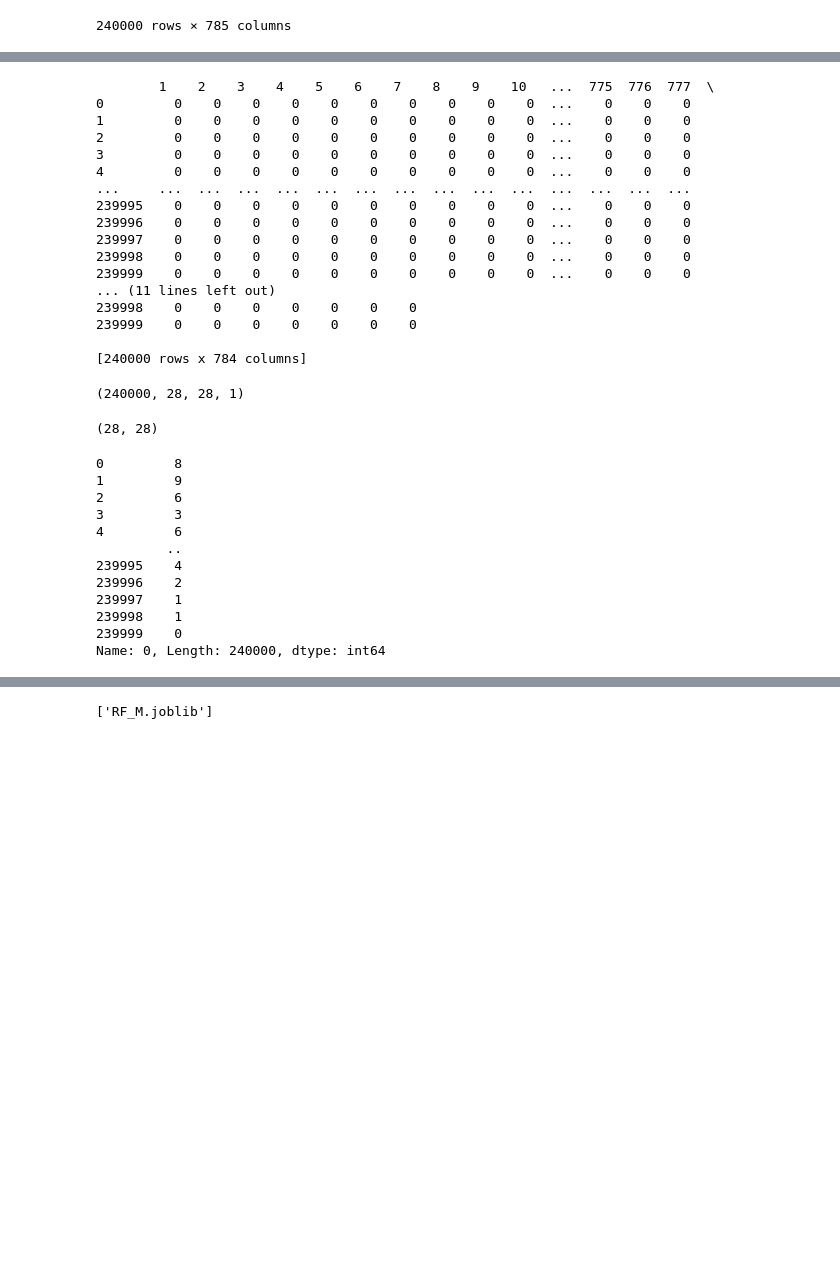
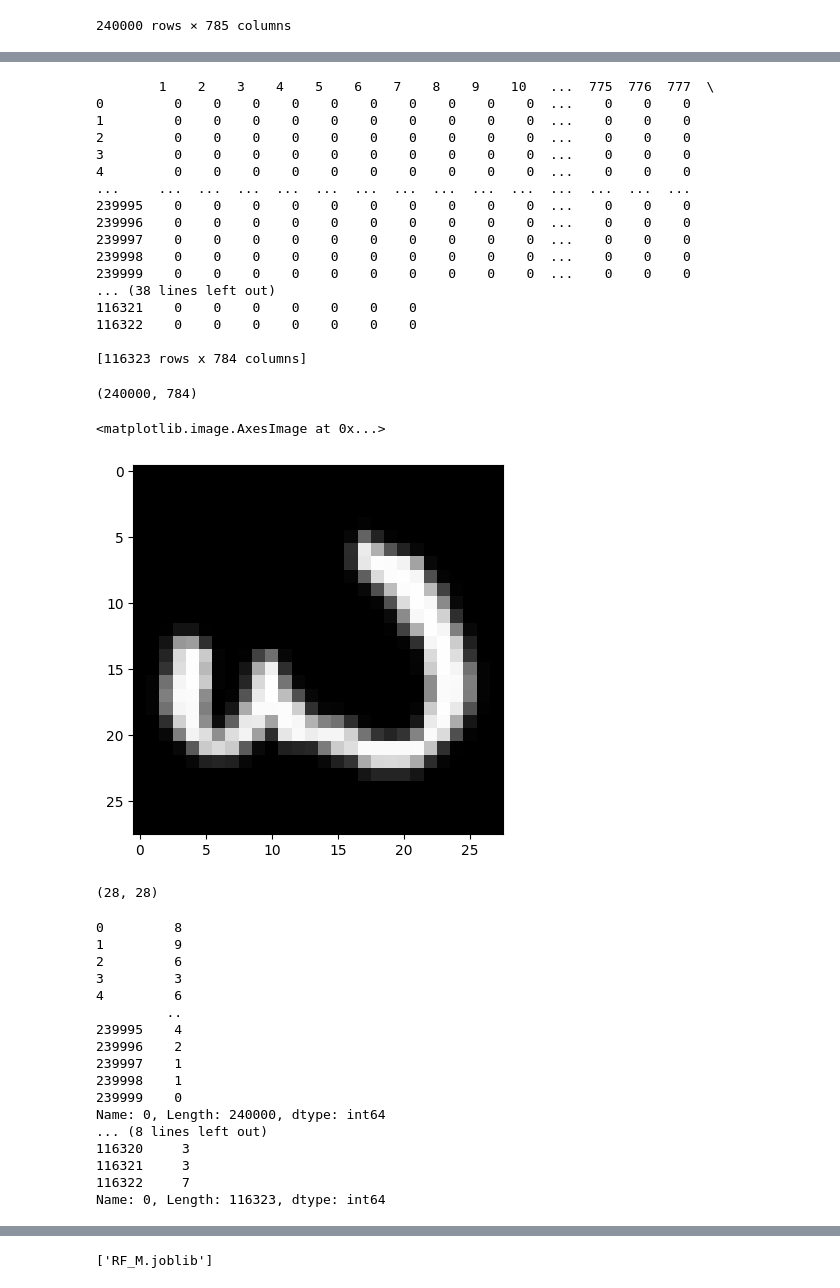
Before and after one commit to Rezas84/Random-forest, a Jupyter notebook: MNIST_random_forest.ipynb, the cells around one changed output, grey strips where cells are left out. Drawn from its saved outputs; the diff is of its cells as text; code cells hidden in the pictures; blank space fills up the shorter version.

```diff
--- a/MNIST_random_forest.ipynb
+++ b/MNIST_random_forest.ipynb
@@ -22,7 +22,7 @@ from sklearn.metrics import mean_squared_error
 # %% [markdown]
 # <font color='blue'> Classification EMNIST dataset </font>
 # %%
-tr=pd.read_csv("D:\\A.document\\A.opencv\\A.Python\\datasets\\MNIST\\emnist-digits-train.csv",header=None)
+tr=pd.read_csv("C:\\Users\\saraf\\OneDrive\\Dokumenter\\ML project\\final\\emnist-digits-train.csv",header=None)
 tr
 # %% [output]
 |  | 0 | 1 | 2 | 3 | 4 | 5 | 6 | 7 | 8 | 9 | ... | ... |
@@ -44,8 +58,8 @@ tr
 # %%
 x_train=tr.drop(tr.columns[[0]],axis=1)
-#x_test=te.drop(te.columns[[0]],axis=1)
+x_test=te.drop(te.columns[[0]],axis=1)
 print(x_train)
-#print(x_test)
+print(x_test)
 # %% [output]
         1    2    3    4    5    6    7    8    9    10   ...  775  776  777  \
 0         0    0    0    0    0    0    0    0    0    0  ...    0    0    0
@@ -59,24 +73,23 @@ print(x_train)
 239997    0    0    0    0    0    0    0    0    0    0  ...    0    0    0
 239998    0    0    0    0    0    0    0    0    0    0  ...    0    0    0
 239999    0    0    0    0    0    0    0    0    0    0  ...    0    0    0
-... (11 lines left out)
-239998    0    0    0    0    0    0    0
-239999    0    0    0    0    0    0    0
+... (38 lines left out)
+116321    0    0    0    0    0    0    0
+116322    0    0    0    0    0    0    0
 
-[240000 rows x 784 columns]
+[116323 rows x 784 columns]
-# %%
-x_train=np.array(x_train)
-x_train = x_train.reshape(x_train.shape[0], 28, 28,1)
-x_train.shape
-# %% [output]
-(240000, 28, 28, 1)
+# %%
+x_train.shape
+# %% [output]
+(240000, 784)
 # %%
-xtr=[]
-for inx in range(len(tr)):
-    d=x_train.iloc[inx,:]
-    d=np.array(d)
-    xtr=d.reshape(28,28)
-#plt.imshow(xtr[0],cmap='gray')
+d=x_train.iloc[5000,:]
+d=np.array(d)
+xtr=d.reshape(28,28)
+plt.imshow(xtr,cmap='gray')
+# %% [output]
+<matplotlib.image.AxesImage at 0x...>
+[figure, added]
 # %%
 xtr.shape
 # %% [output]
@@ -84,8 +97,8 @@ xtr.shape
 # %%
 y_train=tr.iloc[:,0]
 print(y_train)
-# y_test=te.iloc[:,0]
-# print(y_test)
+y_test=te.iloc[:,0]
+print(y_test)
 # %% [output]
 0         8
 1         9
@@ -99,6 +112,11 @@ print(y_train)
 239998    1
 239999    0
 Name: 0, Length: 240000, dtype: int64
+... (8 lines left out)
+116320     3
+116321     3
+116322     7
+Name: 0, Length: 116323, dtype: int64
 # %%
 x_train.shape
 # %% [output]
```
Also changed, not shown: parts of 15 cells of this notebook.
